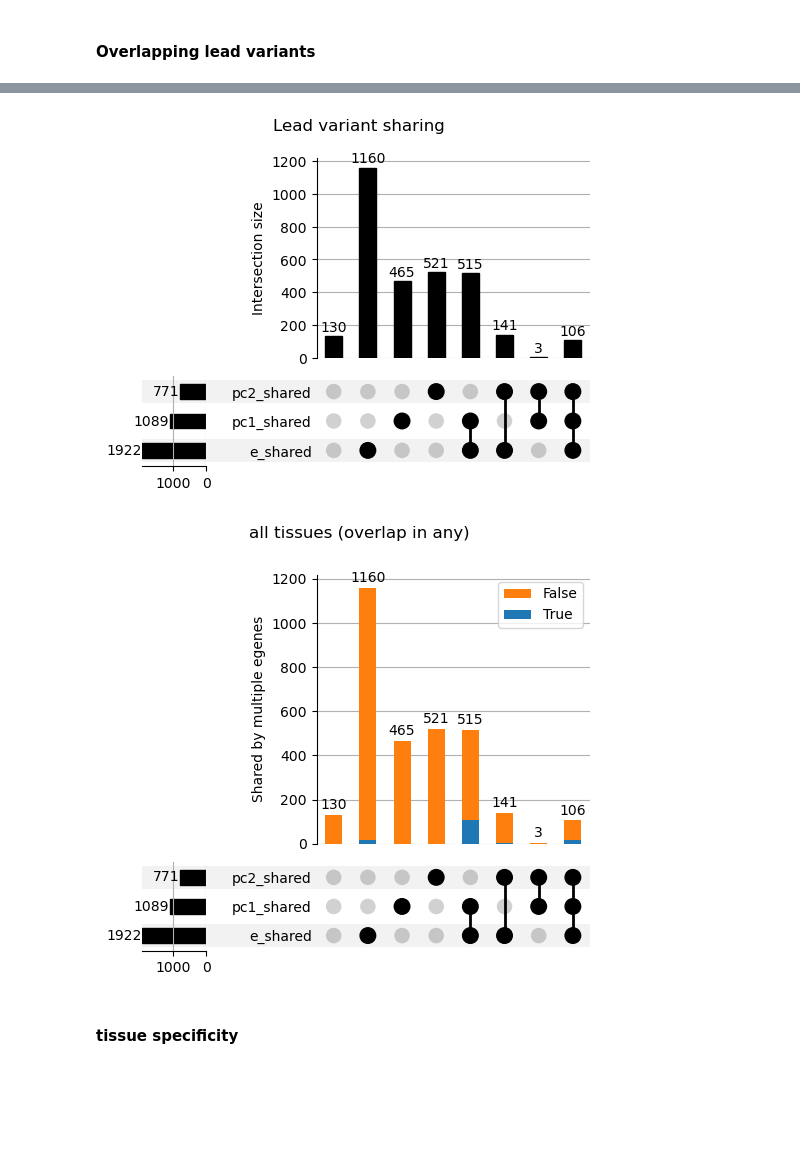
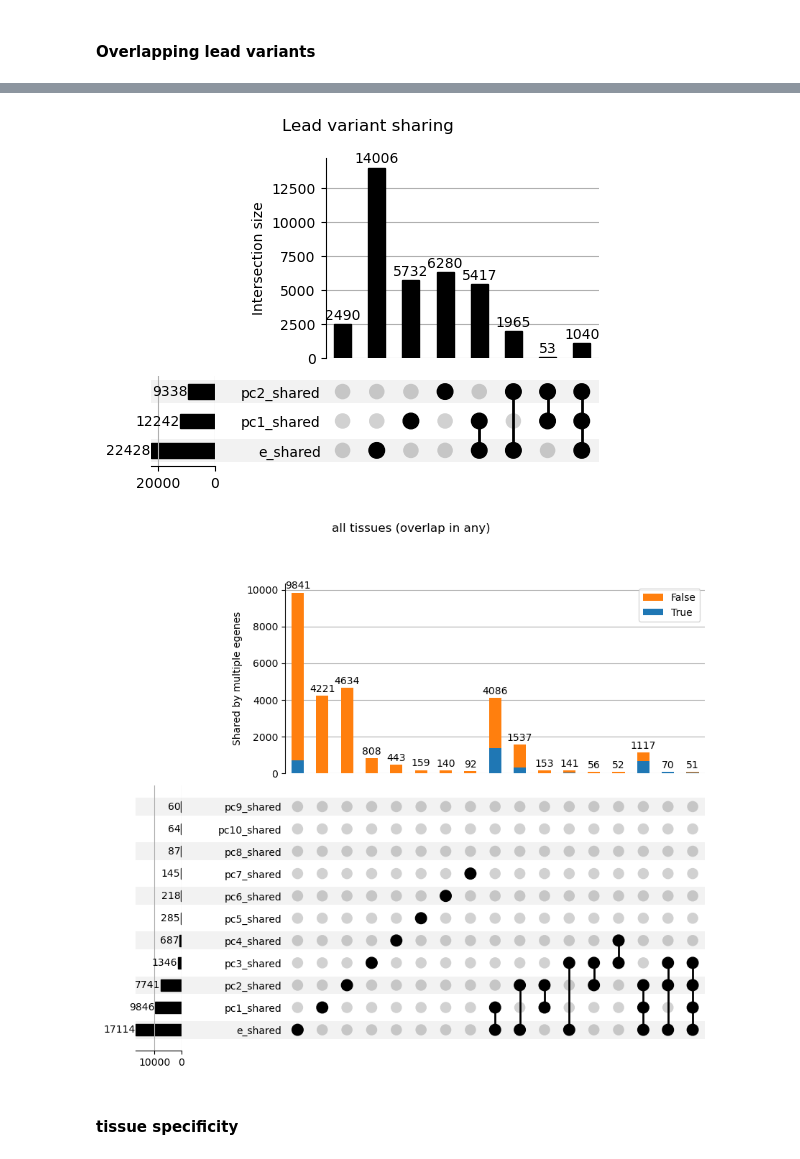
Before and after one commit to kal26/pcqtls, a Jupyter notebook: workflow/notebooks/upset_plots.ipynb, the cells around one changed output, grey strips where cells are left out. Drawn from its saved outputs; the diff is of its cells as text; code cells hidden in the pictures; blank space fills up the shorter version.

Commit message:
visualizations

```diff
--- a/workflow/notebooks/upset_plots.ipynb
+++ b/workflow/notebooks/upset_plots.ipynb
@@ -19,7 +19,7 @@ tqdm.pandas()
 # get outputs from a config file
 prefix = '/home/klawren/oak/pcqtls'
 import yaml
-config_path= f'{prefix}/config/pcqtl_proteincoding_test.yaml'
+config_path= f'{prefix}/config/pcqtl_proteincoding.yaml'
 with open(config_path, 'r') as f:
     config = yaml.safe_load(f)
 
@@ -69,30 +81,32 @@ for i in range(len(tissue_ids)):
 # %%
-def get_upset_to_plot(overlap_df):
+def get_upset_to_plot(overlap_df, num_pcs = 2):
     # group by lead variants, see which cs/phenotype combos they appear in
     lead_var_phenotypes = overlap_df.groupby('lead_variant_id')['cs_full_id'].apply(list)
     upset_df = pd.DataFrame(pd.Series(lead_var_phenotypes, name='cs_id_list'))
 
     # make indicator columns
     upset_df['e_shared'] = upset_df['cs_id_list'].astype(str).str.contains('_e')
-    upset_df['pc1_shared'] = upset_df['cs_id_list'].astype(str).str.contains('_pc1')
-    upset_df['pc2_shared'] = upset_df['cs_id_list'].astype(str).str.contains('_pc2')
+    for i in range(num_pcs):
+        upset_df[f'pc{i+1}_shared'] = upset_df['cs_id_list'].astype(str).str.contains(f'_pc{i+1}')
 
     # add columns indicating the number of shared egenes
     upset_df['num_e_shared'] = upset_df['cs_id_list'].astype(str).str.count('_e')/2
     upset_df['multiple_e_shared'] = upset_df['num_e_shared']>1
 
     # make upset_plot object
-    upset_to_plot = upset_df.set_index('e_shared').set_index('pc1_shared', append=True).set_index('pc2_shared', append=True)
+    upset_to_plot = upset_df.set_index('e_shared')
+    for i in range(num_pcs):
+        upset_to_plot = upset_to_plot.set_index(f'pc{i+1}_shared', append=True)
     return upset_to_plot
 
-def plot_upset(overlap_df, title, instersection_plot=True):
-    upset_to_plot=get_upset_to_plot(overlap_df)
+def plot_upset(overlap_df, title, instersection_plot=True, num_pcs=2, min_subset_size=0):
+    upset_to_plot=get_upset_to_plot(overlap_df, num_pcs=num_pcs)
     if instersection_plot:
-        upset = up.UpSet(upset_to_plot, intersection_plot_elements=0,show_counts=True)  # disable the default bar chart
+        upset = up.UpSet(upset_to_plot, intersection_plot_elements=0,show_counts=True, min_subset_size=min_subset_size)  # disable the default bar chart
         upset.add_stacked_bars(by="multiple_e_shared", title="Shared by multiple egenes", elements=8)
         upset.plot()
     else:
-        upset_to_plot.plot(show_counts=True)
+        upset_to_plot.plot(show_counts=True, min_subset_size=min_subset_size)
     plt.suptitle(title)
     plt.show()
 # %%
@@ -130,0 +157,12 @@ plt.show()
+# %%
+# all tissues, but must overlap in same tissue
+# stacked bar to show if multiple egenes overlap or not
+num_pcs = 10
+upset_dfs=[]
+for i in range(len(tissue_ids)):
+    tissue_id = tissue_ids[i]
+    overlap_df = pd.read_csv(f'{prefix}/{overlap_output_dir}/{tissue_id}.v8.overlap.txt', sep='\t')
+    for i in range(num_pcs):
+        overlap_df[f'num_pc{i+1}_samelead'] = overlap_df['pc_samelead'].apply(ast.literal_eval).apply(count_pc, pc_num=i+1)
+    upset_dfs.append(get_upset_to_plot(overlap_df, num_pcs = num_pcs))
+full_upset_df = pd.concat([df.assign(tissue_id=n) for df, n in zip(upset_dfs, tissue_ids)])
@@ -131,5 +178,5 @@ plt.show()
 # %%
-# all tissues, but must overlap in same tissue
+# all tissues, but must overlap in same tissue, without colored bars
 # stacked bar to show if multiple egenes overlap or not
 upset_dfs=[]
 for i in range(len(tissue_ids)):
@@ -148,21 +195,22 @@ upset.plot()
 plt.suptitle('Lead variant sharing')
 plt.show()
 # %% [output]
-[figure, old version]
+[figure, new version]
 # %%
 # upset for lead variant for all tissues (can be shared across tissues)
+
+num_pcs = 10
 overlap_dfs=[]
 for i in range(len(tissue_ids)):
     tissue_id = tissue_ids[i]
     overlap_dfs.append(pd.read_csv(f'{prefix}/{overlap_output_dir}/{tissue_id}.v8.overlap.txt', sep='\t'))
 full_overlap_df = pd.concat([df.assign(tissue_id=n) for df, n in zip(overlap_dfs, tissue_ids)])
-full_overlap_df['num_pc1_overlap'] = full_overlap_df['pc_overlap'].apply(ast.literal_eval).apply(count_pc, pc_num=1)
-full_overlap_df['num_pc2_overlap'] = full_overlap_df['pc_overlap'].apply(ast.literal_eval).apply(count_pc, pc_num=2)
-full_overlap_df['num_pc1_samelead'] = full_overlap_df['pc_samelead'].apply(ast.literal_eval).apply(count_pc, pc_num=1)
-full_overlap_df['num_pc2_samelead'] = full_overlap_df['pc_samelead'].apply(ast.literal_eval).apply(count_pc, pc_num=2)
-plot_upset(full_overlap_df, 'all tissues (overlap in any)')
+for i in range(num_pcs):
+    full_overlap_df[f'num_pc{i+1}_samelead'] = overlap_df['pc_samelead'].apply(ast.literal_eval).apply(count_pc, pc_num=i+1)
+
+plot_upset(full_overlap_df, 'all tissues (overlap in any)', num_pcs=num_pcs, min_subset_size=50)
 # %% [output]
-[figure, old version]
+[figure, new version]
 # %% [markdown]
 #### tissue specificity
 # %%
```
Also changed, not shown: parts of 14 cells of this notebook, 5 other files.
